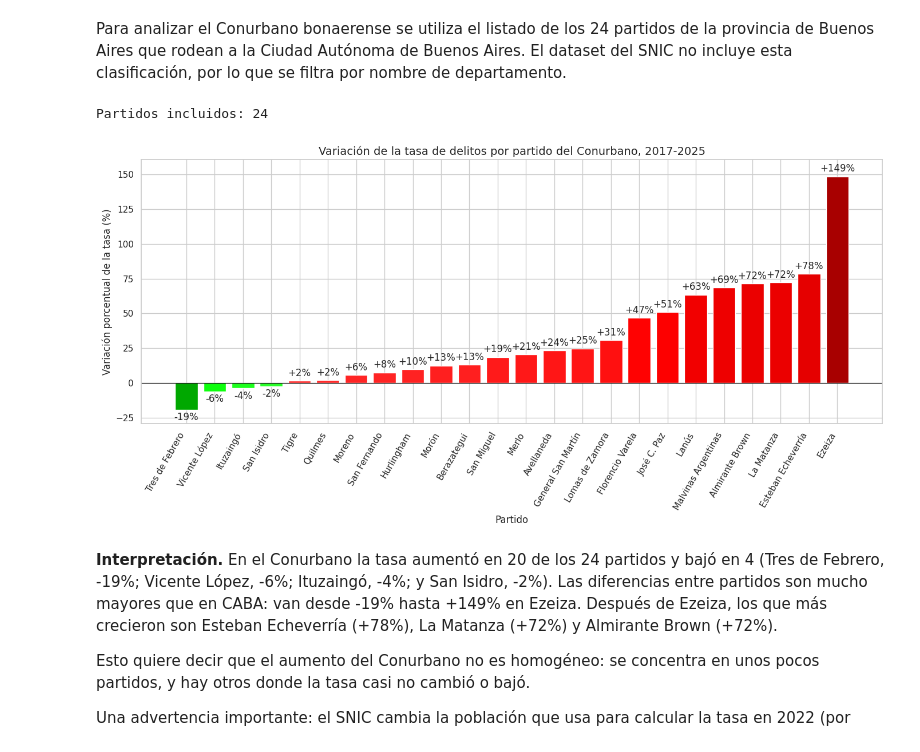
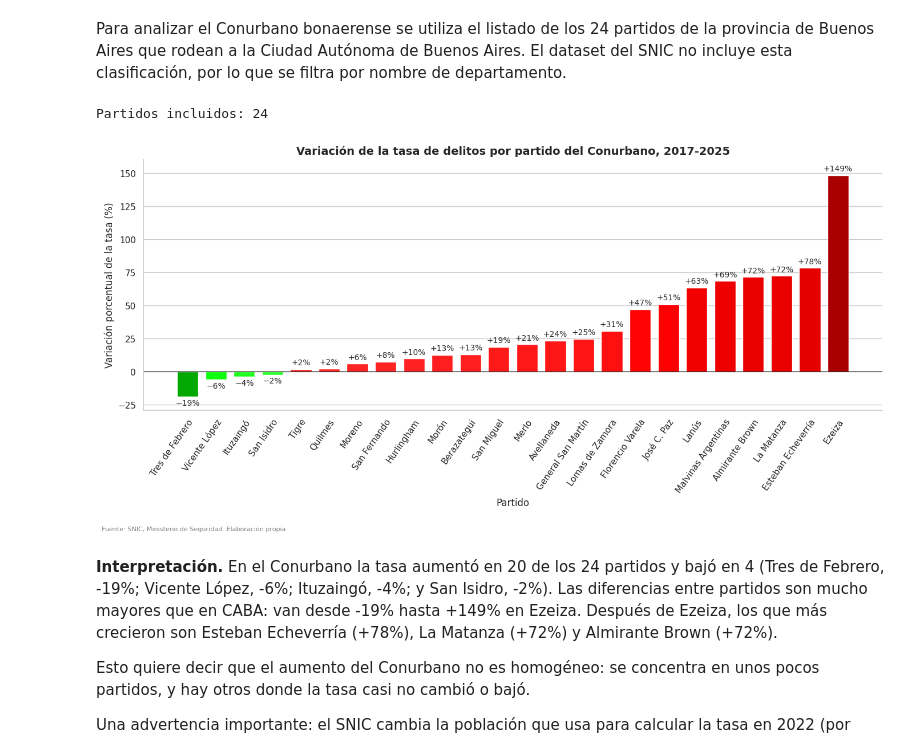
Before and after one commit to bauhaushm/TP-Delito_en_AMBA, a Jupyter notebook: TP_Delito.ipynb, the cells around one changed output. Drawn from its saved outputs; the diff is of its cells as text; code cells hidden in the pictures.

```diff
--- a/TP_Delito.ipynb
+++ b/TP_Delito.ipynb
@@ -36,7 +36,7 @@ import colorsys #para definir los colores de las barras (convierte colores de HL
 Le pedimos a Pandas que nos haga un filtrado de filas y columnas del dataset. Acotamos el rango a la franja de años 2017-2025 (últimos 9 años) y reducimos la información a las columnas: "Año", "Provincia", "Departamentos", "Tipo de delito", "Cantidad de Hechos" y "Tasa de delito (cada 100.000 habitantes)". Nombramos al nuevo dataset obtenido.
 # %%
 # 1. Cargar únicamente las columnas A, C, E, G, H, M (índices 0, 2, 4, 6, 7, 12)
-columnas = [0, 2, 4, 6, 7, 12]
+columnas = [0, 2, 4, 6, 7, 9, 10, 11, 12]
 url = "https://raw.githubusercontent.com/bauhaushm/TP-Delito_en_AMBA/SantiagoPeralta/DF/snic_completo.zip"
 df = pd.read_csv(url, usecols=columnas, low_memory=False)
 
@@ -443,55 +455,51 @@ print("Partidos incluidos:", base["Departamentos"].nunique())   # control: tiene
 tasa_partido_anio = (
     base
     .groupby(["Año", "Departamentos"], as_index=False)["tasa_hechos"]
     .sum()
 )
 
 # 3) Tabla con una fila por partido y una columna por año
 tabla = tasa_partido_anio.pivot(index="Departamentos", columns="Año", values="tasa_hechos")
 
 # 4) Variación porcentual entre 2017 y 2025, ordenada de menor a mayor (forma de escalera)
 variacion = ((tabla[2025] / tabla[2017]) - 1) * 100
 variacion = variacion.sort_values()
 
-# 5) Colores: rojo si la tasa subió, verde si bajó.
-#    Cuanto mayor es la variación dentro de su grupo, más oscuro es el tono.
+# 5) Colores: rojo si la tasa subió, verde si bajó (cuanto mayor la variación, más oscuro el tono)
 def color(v, tono, v_min, v_max, l_claro=0.58, l_oscuro=0.33):
-    # t va de 0 (la variación más chica del grupo) a 1 (la más grande)
     t = 0 if v_max == v_min else (abs(v) - v_min) / (v_max - v_min)
-    # tono 0.0 = rojo, 1/3 = verde; la claridad baja a medida que t sube (más oscuro)
     return colorsys.hls_to_rgb(tono, l_claro - t * (l_claro - l_oscuro), 1.0)
 
 pos = variacion[variacion > 0].abs()    # partidos donde la tasa subió
 neg = variacion[variacion < 0].abs()    # partidos donde la tasa bajó
 
-pos_min = pos.min() if len(pos) > 0 else 0
-pos_max = pos.max() if len(pos) > 0 else 1
-neg_min = neg.min() if len(neg) > 0 else 0
-neg_max = neg.max() if len(neg) > 0 else 1
-
 colores = [
-    color(v, 0.0, pos_min, pos_max) if v > 0
-    else color(v, 1/3, neg_min, neg_max)
+    color(v, 0.0, pos.min(), pos.max()) if v > 0
+    else color(v, 1/3, neg.min(), neg.max())
     for v in variacion
 ]
 
 # 6) Gráfico de barras
-plt.figure(figsize=(14, 7))
-barras = plt.bar(variacion.index, variacion.values, color=colores)
-plt.bar_label(barras, labels=[f"{v:+.0f}%" for v in variacion], padding=3)   # valor sobre cada barra
+fig, ax = plt.subplots(figsize=(14, 7))
+barras = ax.bar(variacion.index, variacion.values, color=colores, width=0.75)
+ax.bar_label(barras, labels=[f"{v:+.0f}%".replace("-", "−") for v in variacion], padding=3, fontsize=10)
 
-plt.axhline(0, color="black", linewidth=0.8)                                  # línea del cero
-plt.title("Variación de la tasa de delitos por partido del Conurbano, 2017-2025", fontsize=14)
-plt.xlabel("Partido")
-plt.ylabel("Variación porcentual de la tasa (%)")
-plt.xticks(rotation=60, ha="right")
-plt.ylim(variacion.min() - 10, variacion.max() + 12)                          # margen para las etiquetas
-plt.tight_layout()
+ax.axhline(0, color="black", linewidth=0.8)                                   # línea del cero
+ax.set_title("Variación de la tasa de delitos por partido del Conurbano, 2017-2025", fontsize=14, fontweight="bold")
+ax.set_xlabel("Partido")
+ax.set_ylabel("Variación porcentual de la tasa (%)")
+ax.set_xticks(range(len(variacion)))
+ax.set_xticklabels(variacion.index, rotation=55, ha="right", rotation_mode="anchor")
+ax.grid(axis="x", visible=False)                                              # grilla solo horizontal
+ax.spines[["top", "right"]].set_visible(False)
+ax.set_ylim(variacion.min() - 10, variacion.max() + 12)                       # margen para las etiquetas
+fig.text(0.01, 0.008, "Fuente: SNIC, Ministerio de Seguridad. Elaboración propia.", fontsize=8, color="gray")
+fig.tight_layout(rect=[0, 0.04, 1, 1])
 plt.savefig("variacion_conurbano_escalera.png", dpi=110)
 plt.show()
 # %% [output]
 Partidos incluidos: 24
-[figure, old version]
+[figure, new version]
 # %% [markdown]
 **Interpretación.** En el Conurbano la tasa aumentó en 20 de los 24 partidos y bajó en 4 (Tres de Febrero,
 -19%; Vicente López, -6%; Ituzaingó, -4%; y San Isidro, -2%). Las diferencias entre partidos son mucho
```
Also changed, not shown: parts of 11 cells of this notebook.
